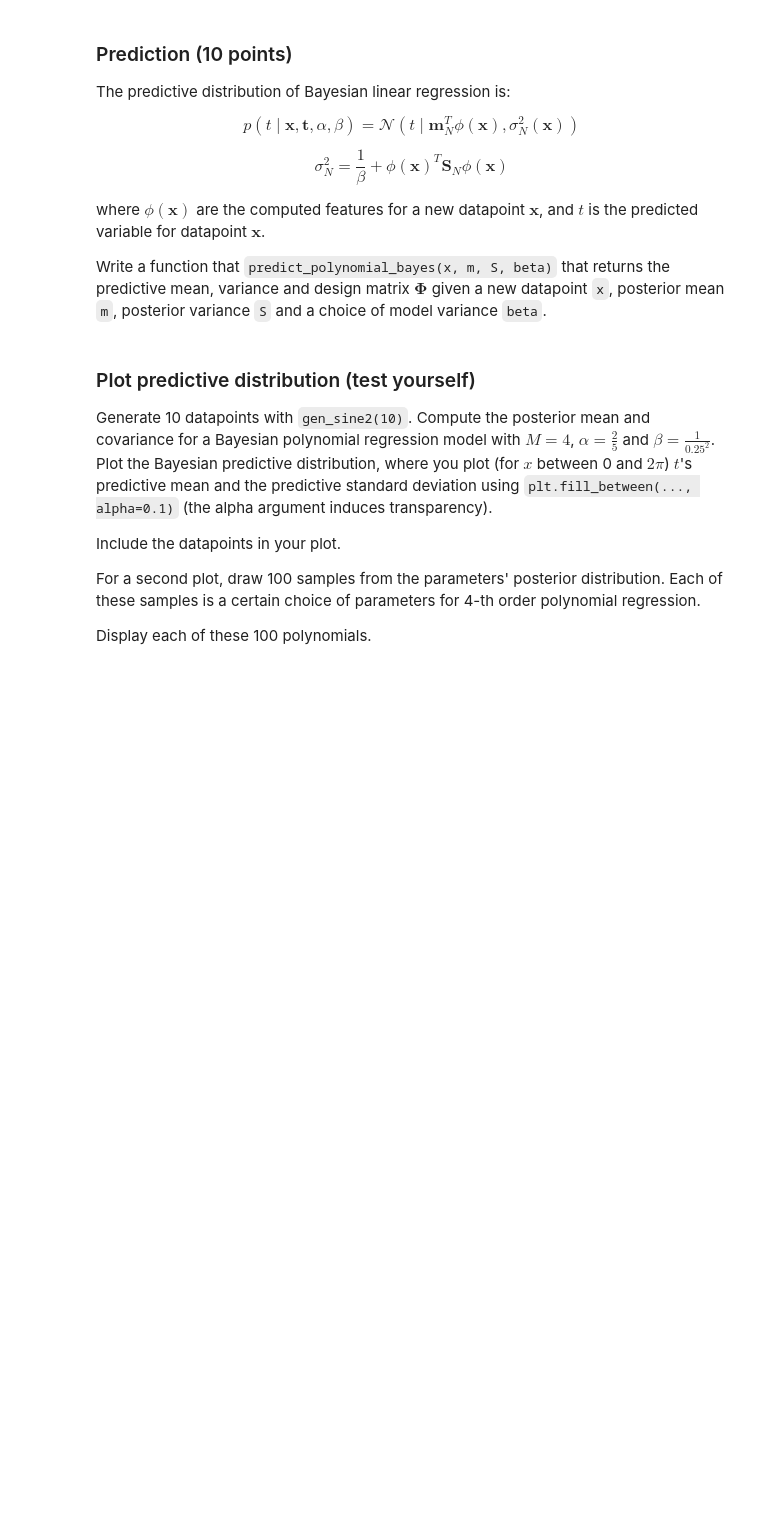
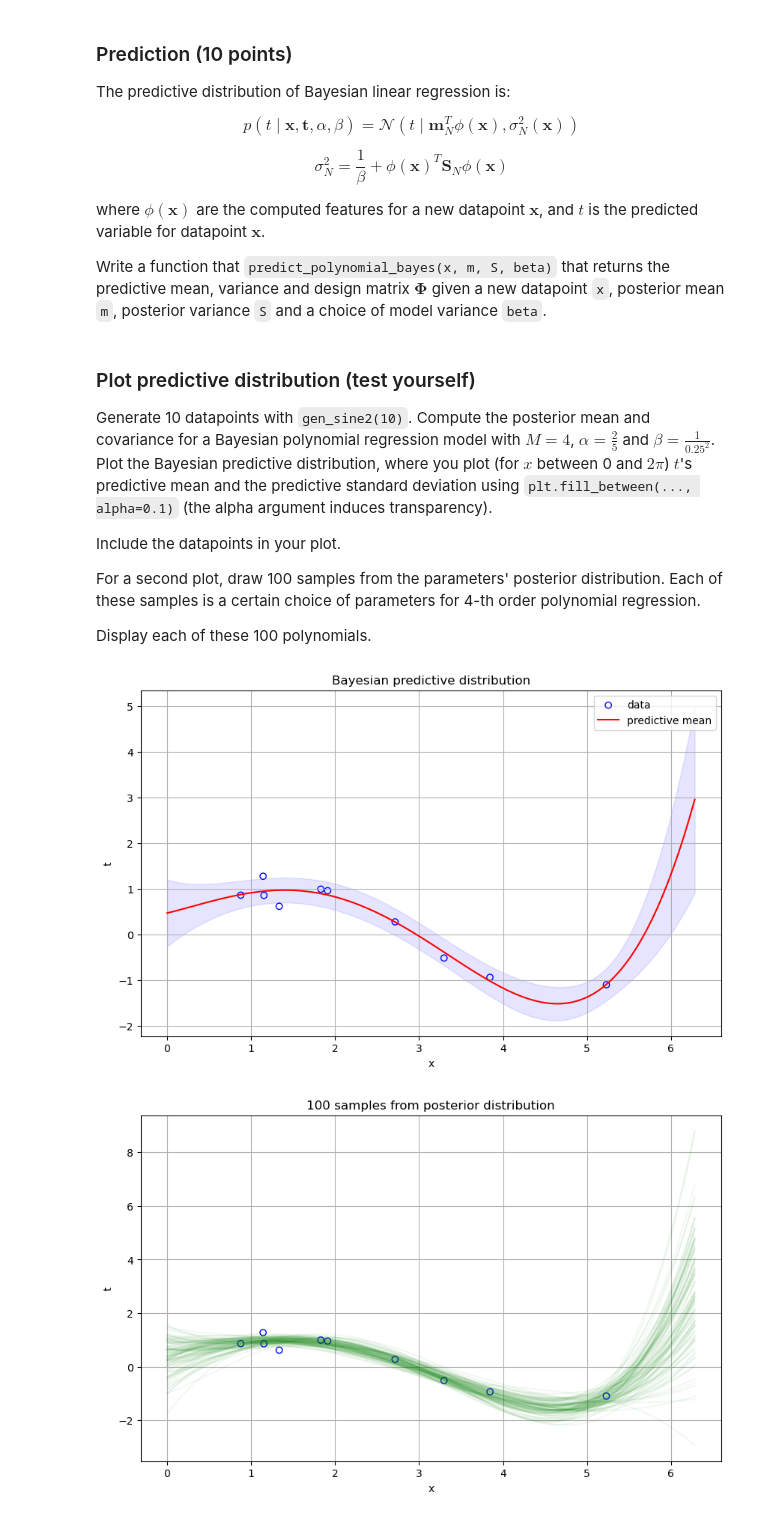
Before and after one commit to Evepp/MaximumLikelihoodEstimation, a Jupyter notebook: 12481440_lab1.ipynb, the cells around one changed output. Cells and saved outputs as stored; diff of their text form; code cells hidden in the pictures; blank space fills up the shorter version.

```diff
--- a/12481440_lab1.ipynb
+++ b/12481440_lab1.ipynb
@@ -408,12 +470,16 @@ $$ \sigma_N^2 = \frac{1}{\beta} + \phi(\mathbf{x})^T \mathbf{S}_N \phi(\mathbf{x
 where $\phi(\mathbf{x})$ are the computed features for a new datapoint $\mathbf{x}$, and $t$ is the predicted variable for datapoint $\mathbf{x}$.
 
 Write a function that `predict_polynomial_bayes(x, m, S, beta)` that returns the predictive mean, variance and design matrix $\mathbf{\Phi}$ given a new datapoint `x`, posterior mean `m`, posterior variance `S` and a choice of model variance `beta`.
-# %%
-def predict_polynomial_bayes(x, m, S, beta):
-    # YOUR CODE HERE
-    raise NotImplementedError()
-
-    return mean, sigma, Phi
+# %%
+
+def predict_polynomial_bayes(x, m, S, beta):
+    #computes the predictive mean and variance for a given input x
+    Phi = designmatrix(x, m.shape[0] - 1)
+    mean = Phi.dot(m)
+    # the predictive variance for each x
+    sigma = 1/beta + np.sum(Phi.dot(S) * Phi, axis=1)
+
+    return mean, sigma, Phi
 # %%
 ### Test your function
 np.random.seed(42)
@@ -442,0 +507,38 @@ Display each of these 100 polynomials.
+# %%
+# data
+x_data, t_data = gen_sine2(10)
+#the posterior mean and covariance
+M = 4
+alpha = 2/5
+beta = 1/(0.25**2)
+m, S, _ = fit_polynomial_bayes(x_data, t_data, M, alpha, beta)
+#bayesian predictive distribution
+x_test = np.linspace(0, 2*np.pi, 100)
+mean, sigma, _ = predict_polynomial_bayes(x_test, m, S, beta)
+#plot predictive mean and shade
+plt.figure(figsize=(10, 6))
+plt.scatter(x_data, t_data, facecolors='none', edgecolors='b', label='data')
+plt.plot(x_test, mean, 'r', label='predictive mean')
+plt.fill_between(x_test, mean - np.sqrt(sigma), mean + np.sqrt(sigma), alpha=0.1, color='b')
+plt.legend()
+plt.title("Bayesian predictive distribution")
+plt.xlabel("x")
+plt.ylabel("t")
+plt.grid(True)
+plt.show()
+
+# 100 samples from the posterior
+plt.figure(figsize=(10, 6))
+plt.scatter(x_data, t_data, facecolors='none', edgecolors='b', label='data')
+for i in range(100):
+    w_sample = np.random.multivariate_normal(m, S)
+    y_sample = np.polyval(w_sample[::-1], x_test)
+    plt.plot(x_test, y_sample, 'g-', alpha=0.05)
+plt.title("100 samples from posterior distribution")
+plt.xlabel("x")
+plt.ylabel("t")
+plt.grid(True)
+plt.show()
+# %% [output]
+[figure, added]
+[figure, added]
```
Also changed, not shown: parts of 20 cells of this notebook.
